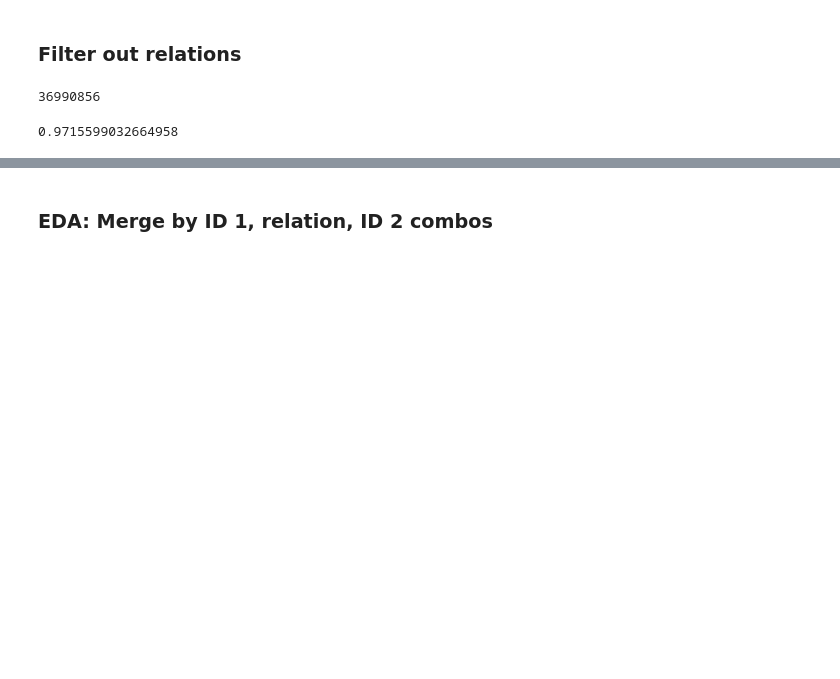
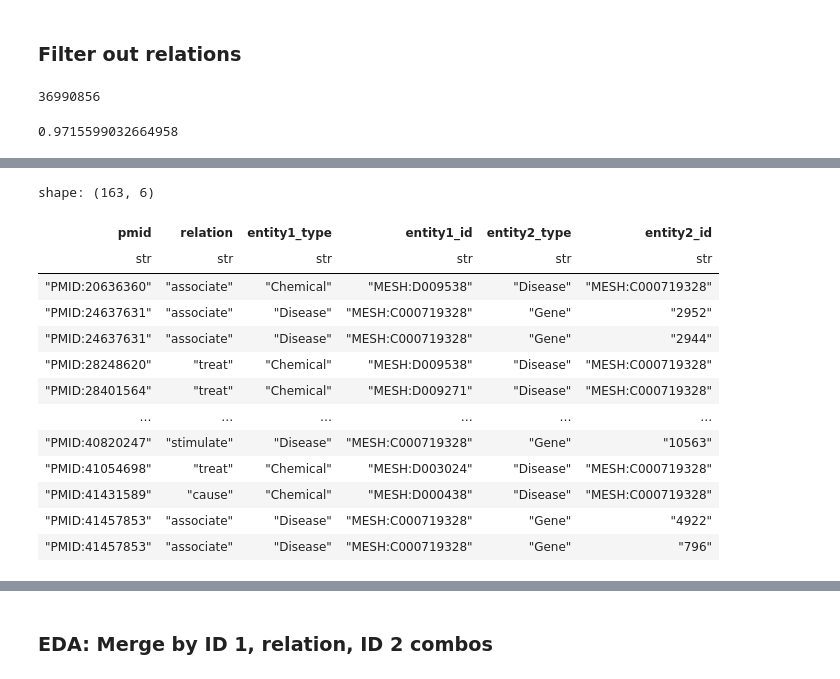
Before and after one commit to NCATSTranslator/translator-ingests, a Jupyter notebook: src/translator_ingest/ingests/pubtator/pubtator_eda.ipynb, the cells around one changed output, grey strips where cells are left out. Cells and saved outputs as stored; diff of their text form; code cells hidden in the pictures; blank space fills up the shorter version.

```diff
--- a/src/translator_ingest/ingests/pubtator/pubtator_eda.ipynb
+++ b/src/translator_ingest/ingests/pubtator/pubtator_eda.ipynb
@@ -780,0 +755,24 @@ shape: (9, 2)
+# %%
+EXCLUDED_ENTITIES = [
+    "MESH:C100843",  ## Lacteol
+    "MESH:C000598555",  ## 2,5-dihexyl-N,N'-dicyano-p-quinonediimine
+    "MESH:C000719328",  ## smoker's inclusion bodies
+]
+
+relation_df_filtered.filter((pl.col("entity1_id").is_in(EXCLUDED_ENTITIES)) |
+                            (pl.col("entity2_id").is_in(EXCLUDED_ENTITIES)))
+# %% [output]
+shape: (163, 6)
+| pmid | relation | entity1_type | entity1_id | entity2_type | entity2_id |
+| str | str | str | str | str | str |
+| "PMID:20636360" | "associate" | "Chemical" | "MESH:D009538" | "Disease" | "MESH:C000719328" |
+| "PMID:24637631" | "associate" | "Disease" | "MESH:C000719328" | "Gene" | "2952" |
+| "PMID:24637631" | "associate" | "Disease" | "MESH:C000719328" | "Gene" | "2944" |
+| "PMID:28248620" | "treat" | "Chemical" | "MESH:D009538" | "Disease" | "MESH:C000719328" |
+| "PMID:28401564" | "treat" | "Chemical" | "MESH:D009271" | "Disease" | "MESH:C000719328" |
+| … | … | … | … | … | … |
+| "PMID:40820247" | "stimulate" | "Disease" | "MESH:C000719328" | "Gene" | "10563" |
+| "PMID:41054698" | "treat" | "Chemical" | "MESH:D003024" | "Disease" | "MESH:C000719328" |
+| "PMID:41431589" | "cause" | "Chemical" | "MESH:D000438" | "Disease" | "MESH:C000719328" |
+| "PMID:41457853" | "associate" | "Disease" | "MESH:C000719328" | "Gene" | "4922" |
+| "PMID:41457853" | "associate" | "Disease" | "MESH:C000719328" | "Gene" | "796" |
```
Also changed, not shown: parts of 25 cells of this notebook.
